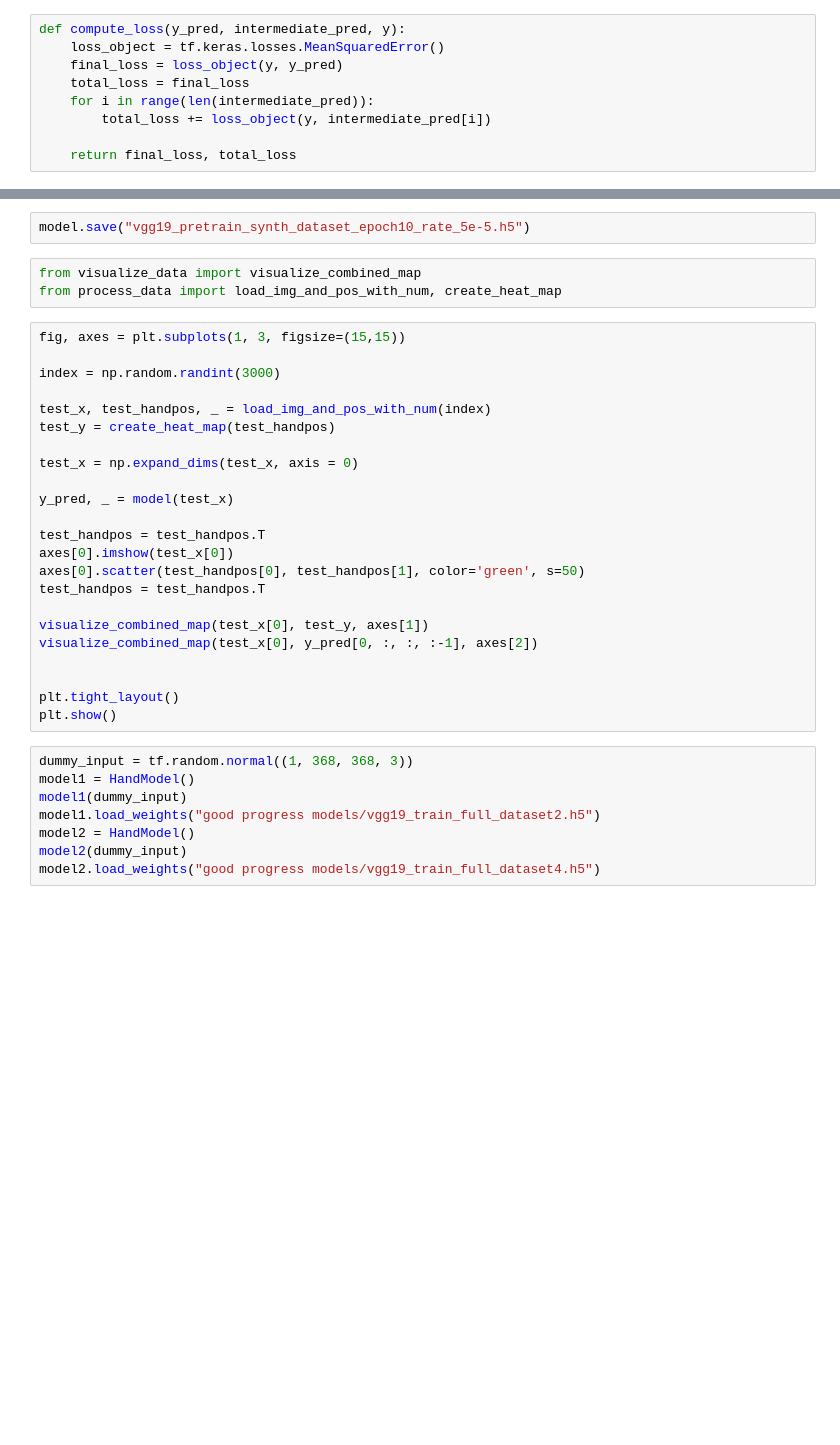
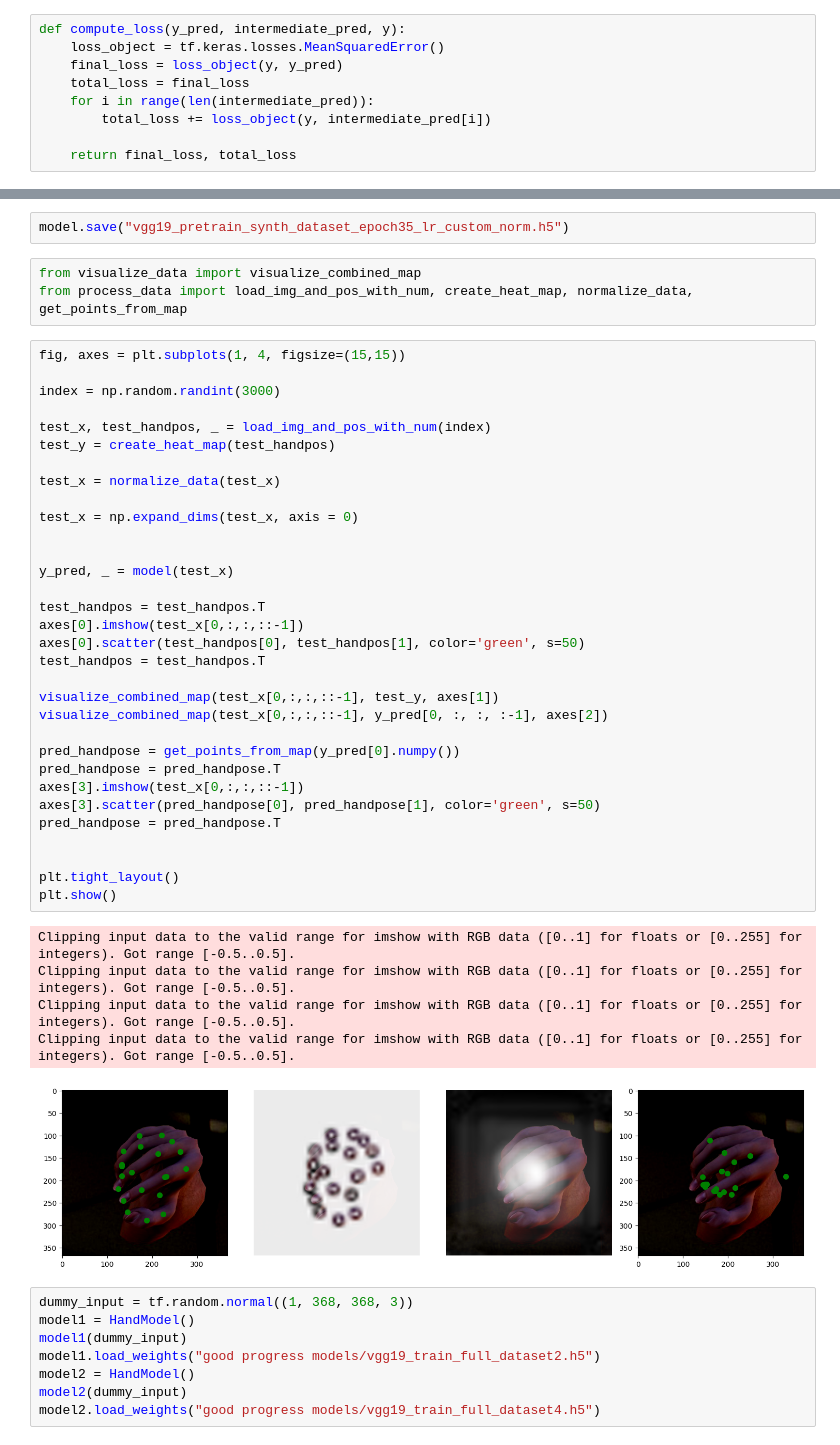
Before and after one commit to lakshyajain06/HandPosRecognition, a Jupyter notebook: train.ipynb, the cells around one changed output, grey strips where cells are left out. Saved outputs shown, nothing was run; the diff lists cells and outputs as text; blank space fills up the shorter version.

```diff
--- a/train.ipynb
+++ b/train.ipynb
@@ -85,31 +259,46 @@ except KeyboardInterrupt:
 # %%
-model.save("vgg19_pretrain_synth_dataset_epoch10_rate_5e-5.h5")
+model.save("vgg19_pretrain_synth_dataset_epoch35_lr_custom_norm.h5")
 # %%
 from visualize_data import visualize_combined_map
-from process_data import load_img_and_pos_with_num, create_heat_map
+from process_data import load_img_and_pos_with_num, create_heat_map, normalize_data, get_points_from_map
 # %%
-fig, axes = plt.subplots(1, 3, figsize=(15,15))
+fig, axes = plt.subplots(1, 4, figsize=(15,15))
 
 index = np.random.randint(3000)
 
 test_x, test_handpos, _ = load_img_and_pos_with_num(index)
 test_y = create_heat_map(test_handpos)
 
+test_x = normalize_data(test_x)
+
 test_x = np.expand_dims(test_x, axis = 0)
+
 
 y_pred, _ = model(test_x)
 
 test_handpos = test_handpos.T
-axes[0].imshow(test_x[0])
+axes[0].imshow(test_x[0,:,:,::-1])
 axes[0].scatter(test_handpos[0], test_handpos[1], color='green', s=50)
 test_handpos = test_handpos.T
 
-visualize_combined_map(test_x[0], test_y, axes[1])
-visualize_combined_map(test_x[0], y_pred[0, :, :, :-1], axes[2])
+visualize_combined_map(test_x[0,:,:,::-1], test_y, axes[1])
+visualize_combined_map(test_x[0,:,:,::-1], y_pred[0, :, :, :-1], axes[2])
+
+pred_handpose = get_points_from_map(y_pred[0].numpy())
+pred_handpose = pred_handpose.T
+axes[3].imshow(test_x[0,:,:,::-1])
+axes[3].scatter(pred_handpose[0], pred_handpose[1], color='green', s=50)
+pred_handpose = pred_handpose.T
 
 
 plt.tight_layout()
 plt.show()
+# %% [output]
+Clipping input data to the valid range for imshow with RGB data ([0..1] for floats or [0..255] for integers). Got range [-0.5..0.5].
+Clipping input data to the valid range for imshow with RGB data ([0..1] for floats or [0..255] for integers). Got range [-0.5..0.5].
+Clipping input data to the valid range for imshow with RGB data ([0..1] for floats or [0..255] for integers). Got range [-0.5..0.5].
+Clipping input data to the valid range for imshow with RGB data ([0..1] for floats or [0..255] for integers). Got range [-0.5..0.5].
+[figure, added]
 # %%
 dummy_input = tf.random.normal((1, 368, 368, 3))
 model1 = HandModel()
```
Also changed, not shown: parts of 10 cells of this notebook, 3 other files.
